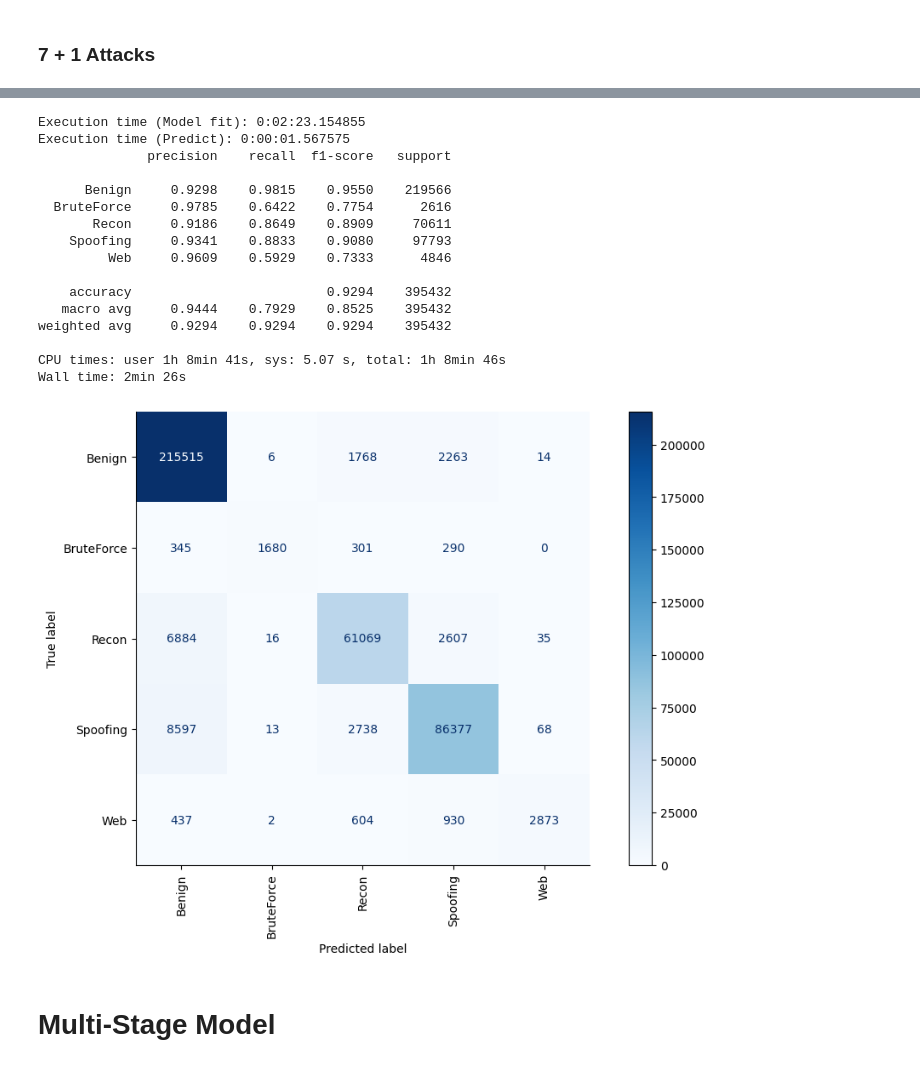
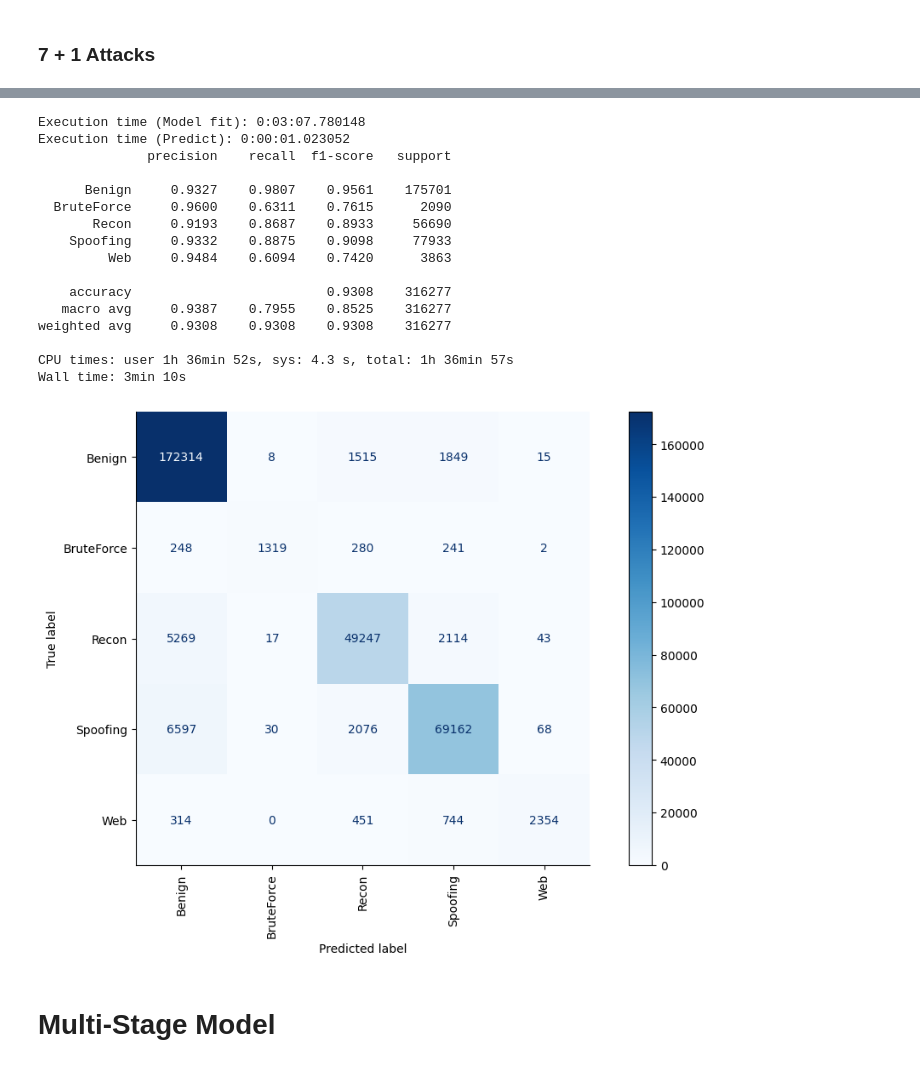
Before and after one commit to inaciobr/Multi-Stage-IoT-Intrusion-Detection, a Jupyter notebook: notebooks/3 - Models.ipynb, the cells around one changed output, grey strips where cells are left out. Drawn from its saved outputs; the diff is of its cells as text; code cells hidden in the pictures.

```diff
--- a/notebooks/3 - Models.ipynb
+++ b/notebooks/3 - Models.ipynb
@@ -180,16 +179,16 @@ Wall time: 1min 56s
 %%time
 
 simplified_first_stage_labels = (
-    df_refined.general_label
-    .where(df_refined.general_label.isin(simplified_first_layer_labels), 'Benign')
+    df.general_label
+    .where(df.general_label.isin(simplified_first_layer_labels), 'Benign')
     .astype('category')
     .cat.remove_unused_categories()
 )
 
 simplified_first_stage_df_split = model_utils.get_train_test_split(
-    df_refined,
+    df,
     target=simplified_first_stage_labels,
-    sample_size=5_000_000,
+    sample_size=10_000_000,
     train_frac=0.80
 )
 # %% [output]
@@ -203,6 +202,7 @@ Wall time: 20 s
 simplified_first_stage_model = DecisionTreeClassifier(
     criterion='entropy',
     class_weight='balanced',
+    min_samples_split=5,
     random_state=seed
 )
 
@@ -230,7 +230,7 @@ Wall time: 1min 22s
 # %% [markdown]
 ## Second Stage - Spoofing / Recon / Web / Brute Force
 # %%
-df_second_stage = df_refined[~df_refined.general_label.isin(simplified_first_layer_labels)]
+df_second_stage = df[~df.general_label.isin(simplified_first_layer_labels)]
 # %% [markdown]
 ### 33 + 1 Attacks
 # %%
@@ -290,0 +256,16 @@ Wall time: 3min 26s
+# %%
+%%time
+
+second_stage_model = RandomForestClassifier(
+    criterion='entropy',
+    class_weight='balanced',
+    bootstrap=False,
+    max_features=14,
+    n_jobs=n_jobs,
+    random_state=seed
+)
+
+X_train, X_test, y_train, y_test = second_stage_df_split
+
+model_utils.train_model(second_stage_model, X_train, y_train)
+model_utils.evaluate_model(second_stage_model, X_test, y_test)
@@ -313,36 +313,37 @@ Wall time: 1.77 s
 # %%
 %%time
 
 simplified_second_stage_model = RandomForestClassifier(
     class_weight='balanced',
     criterion='entropy',
-    max_features=12,
+    bootstrap=False,
+    max_features=14,
     n_jobs=n_jobs,
     random_state=seed
 )
 
 X_train, X_test, y_train, y_test = simplified_second_stage_df_split
 
 model_utils.train_model(simplified_second_stage_model, X_train, y_train)
 model_utils.evaluate_model(simplified_second_stage_model, X_test, y_test)
 # %% [output]
-Execution time (Model fit): 0:02:23.154855
-Execution time (Predict): 0:00:01.567575
+Execution time (Model fit): 0:03:07.780148
+Execution time (Predict): 0:00:01.023052
               precision    recall  f1-score   support
 
-      Benign     0.9298    0.9815    0.9550    219566
-  BruteForce     0.9785    0.6422    0.7754      2616
-       Recon     0.9186    0.8649    0.8909     70611
-    Spoofing     0.9341    0.8833    0.9080     97793
-         Web     0.9609    0.5929    0.7333      4846
+      Benign     0.9327    0.9807    0.9561    175701
+  BruteForce     0.9600    0.6311    0.7615      2090
+       Recon     0.9193    0.8687    0.8933     56690
+    Spoofing     0.9332    0.8875    0.9098     77933
+         Web     0.9484    0.6094    0.7420      3863
 
-    accuracy                         0.9294    395432
-   macro avg     0.9444    0.7929    0.8525    395432
-weighted avg     0.9294    0.9294    0.9294    395432
+    accuracy                         0.9308    316277
+   macro avg     0.9387    0.7955    0.8525    316277
+weighted avg     0.9308    0.9308    0.9308    316277
 
-CPU times: user 1h 8min 41s, sys: 5.07 s, total: 1h 8min 46s
-Wall time: 2min 26s
+CPU times: user 1h 36min 52s, sys: 4.3 s, total: 1h 36min 57s
+Wall time: 3min 10s
-[figure, old version]
+[figure, new version]
 # %% [markdown]
 # Multi-Stage Model
 # %% [markdown]
```
Also changed, not shown: parts of 17 cells of this notebook, 4 other files.
